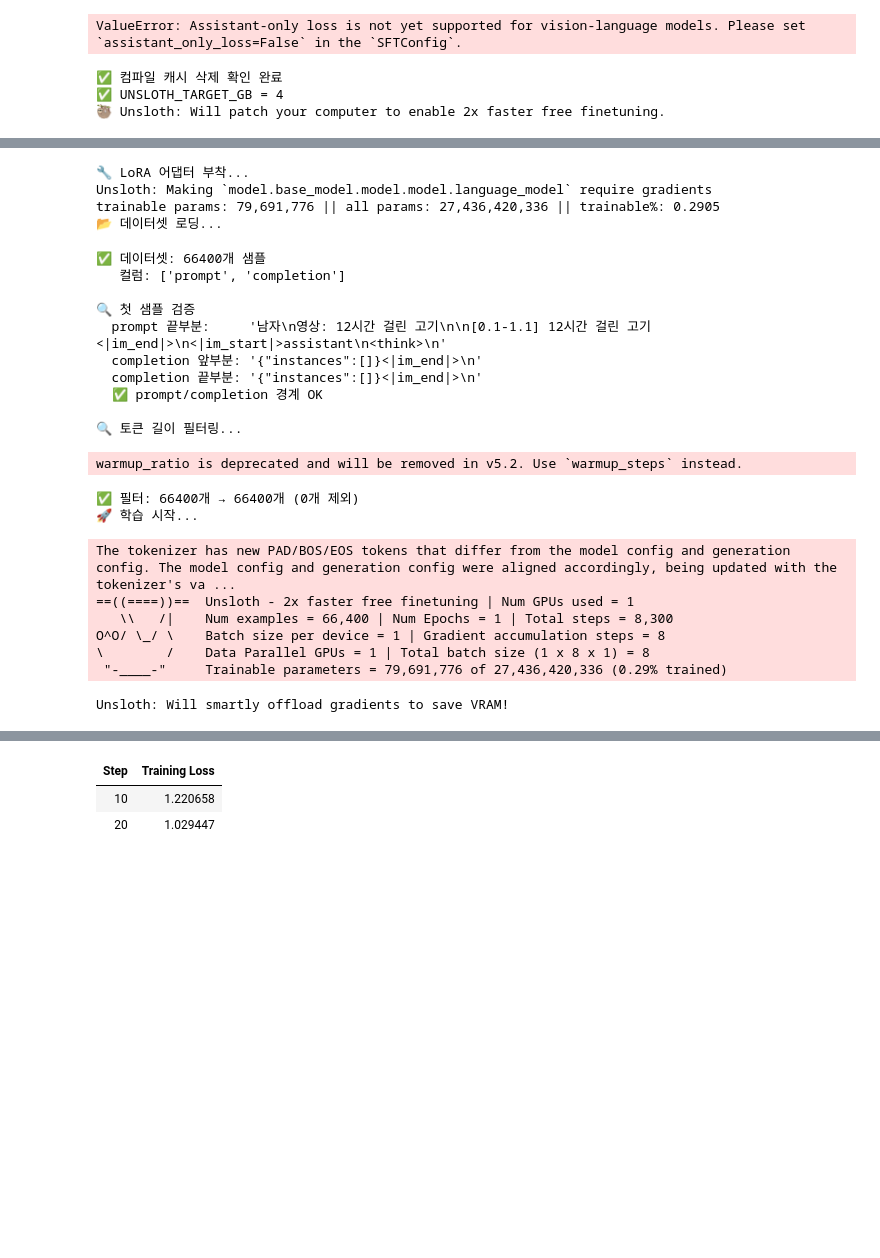
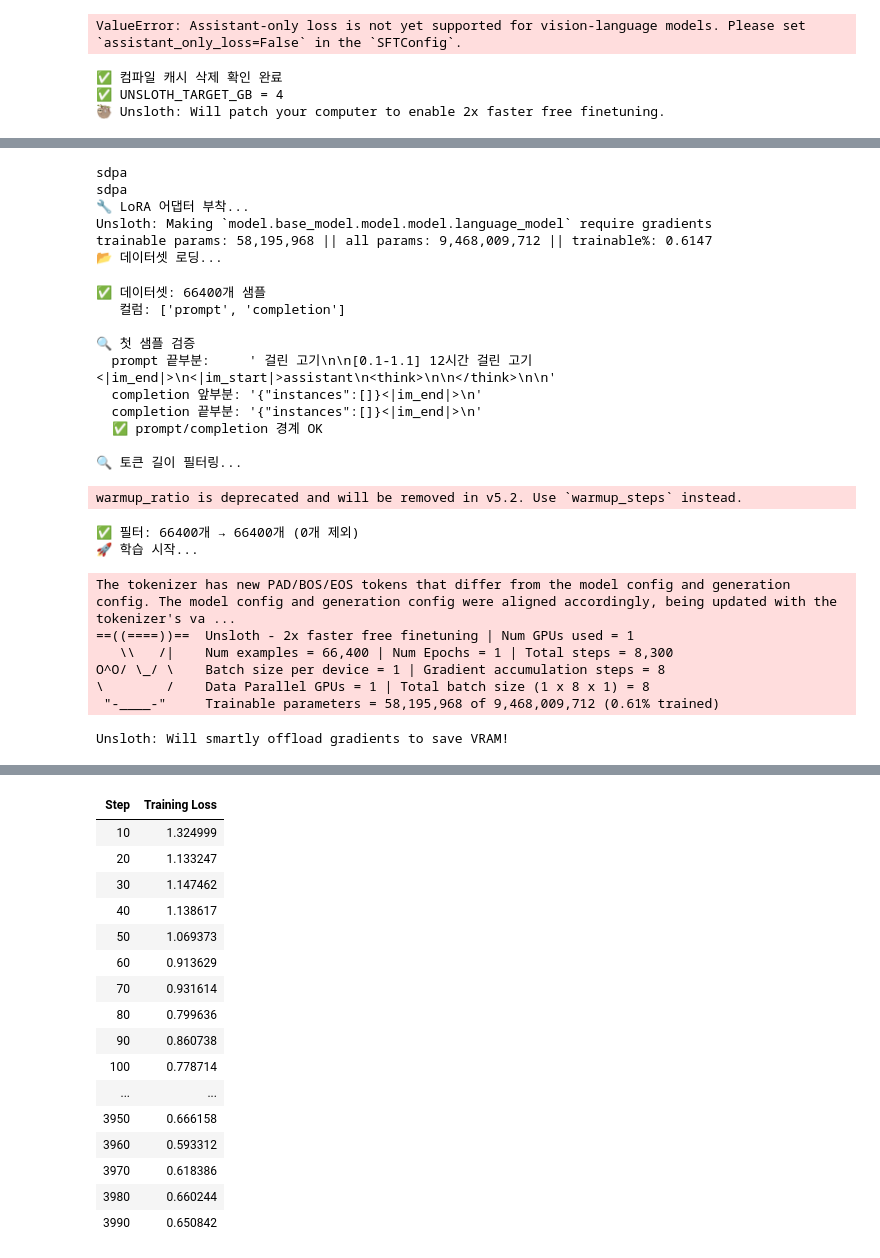
Before and after one commit to taeyoung-ko/telop-generation, a Jupyter notebook: 7_qwen_finetune.ipynb, the cells around one changed output, grey strips where cells are left out. Saved outputs shown, nothing was run; the diff lists cells and outputs as text; code cells hidden in the pictures; blank space fills up the shorter version.

```diff
--- a/7_qwen_finetune.ipynb
+++ b/7_qwen_finetune.ipynb
@@ -284,17 +284,17 @@ class ClearCacheCallback(TrainerCallback):
 # -------------------------
 # Config
 # -------------------------
-MODEL_ID = "unsloth/Qwen3.5-27B"
+MODEL_ID = "unsloth/Qwen3.5-9B"         # 27B → 9B
 DATASET_PATH = "./data/7_qwen_dataset.jsonl"
-OUTPUT_DIR = "./model/qwen3.5-27b-lora-teloptextgen"
+OUTPUT_DIR = "./model/qwen3.5-9b-lora-teloptextgen"  # 경로도 바꾸기
 
 MAX_SEQ_LENGTH = 131072
 NUM_EPOCHS = 1
 BATCH_SIZE = 1
 GRAD_ACCUM = 8
-LEARNING_RATE = 1e-4
-LORA_RANK = 16
-LORA_ALPHA = 32
+LEARNING_RATE = 7e-5
+LORA_RANK = 32
+LORA_ALPHA = 64
 SAVE_STEPS = 500
 LOGGING_STEPS = 10
 
@@ -312,6 +312,9 @@ model, tokenizer = FastModel.from_pretrained(
     use_gradient_checkpointing="unsloth",
 )
 
+print(model.config._attn_implementation)
+# 또는 base_model 경유
+print(model.base_model.config._attn_implementation)
 
 # -------------------------
 # LoRA
@@ -448,8 +451,8 @@ trainer = SFTTrainer(
     callbacks=[ClearCacheCallback()],
 )
 
+#trainer.train(resume_from_checkpoint=True)
 trainer.train()
-
 
 # -------------------------
 # 저장
@@ -471,15 +474,17 @@ O^O/ \_/ \    Torch: 2.11.0+cu130. CUDA: 12.0. CUDA Toolkit: 13.0. Triton: 3.6.0
 \        /    Bfloat16 = TRUE. FA [Xformers = 0.0.35. FA2 = True]
  "-____-"     Free license: http://github.com/unslothai/unsloth
 Unsloth: Fast downloading is enabled - ignore downloading bars which are red colored!
+sdpa
+sdpa
 🔧 LoRA 어댑터 부착...
 Unsloth: Making `model.base_model.model.model.language_model` require gradients
-trainable params: 79,691,776 || all params: 27,436,420,336 || trainable%: 0.2905
+trainable params: 58,195,968 || all params: 9,468,009,712 || trainable%: 0.6147
 📂 데이터셋 로딩...
 ✅ 데이터셋: 66400개 샘플
    컬럼: ['prompt', 'completion']
 
 🔍 첫 샘플 검증
-  prompt 끝부분:     '남자\n영상: 12시간 걸린 고기\n\n[0.1-1.1] 12시간 걸린 고기<|im_end|>\n<|im_start|>assistant\n<think>\n'
+  prompt 끝부분:     ' 걸린 고기\n\n[0.1-1.1] 12시간 걸린 고기<|im_end|>\n<|im_start|>assistant\n<think>\n\n</think>\n\n'
   completion 앞부분: '{"instances":[]}<|im_end|>\n'
   completion 끝부분: '{"instances":[]}<|im_end|>\n'
   ✅ prompt/completion 경계 OK
@@ -493,5 +498,5 @@ The tokenizer has new PAD/BOS/EOS tokens that differ from the model config and g
    \\   /|    Num examples = 66,400 | Num Epochs = 1 | Total steps = 8,300
 O^O/ \_/ \    Batch size per device = 1 | Gradient accumulation steps = 8
 \        /    Data Parallel GPUs = 1 | Total batch size (1 x 8 x 1) = 8
- "-____-"     Trainable parameters = 79,691,776 of 27,436,420,336 (0.29% trained)
+ "-____-"     Trainable parameters = 58,195,968 of 9,468,009,712 (0.61% trained)
 Unsloth: Will smartly offload gradients to save VRAM!
@@ -499,3 +504,17 @@ Unsloth: Will smartly offload gradients to save VRAM!
 | Step | Training Loss |
-| 10 | 1.220658 |
-| 20 | 1.029447 |
+| 10 | 1.324999 |
+| 20 | 1.133247 |
+| 30 | 1.147462 |
+| 40 | 1.138617 |
+| 50 | 1.069373 |
+| 60 | 0.913629 |
+| 70 | 0.931614 |
+| 80 | 0.799636 |
+| 90 | 0.860738 |
+| 100 | 0.778714 |
+| ... | ... |
+| 3950 | 0.666158 |
+| 3960 | 0.593312 |
+| 3970 | 0.618386 |
+| 3980 | 0.660244 |
+| 3990 | 0.650842 |
```
Also changed, not shown: parts of 2 cells of this notebook.
